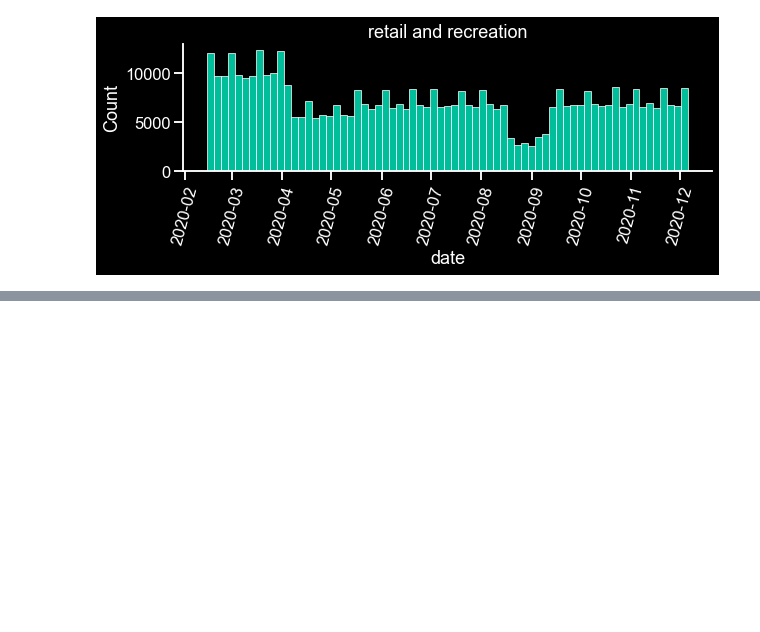
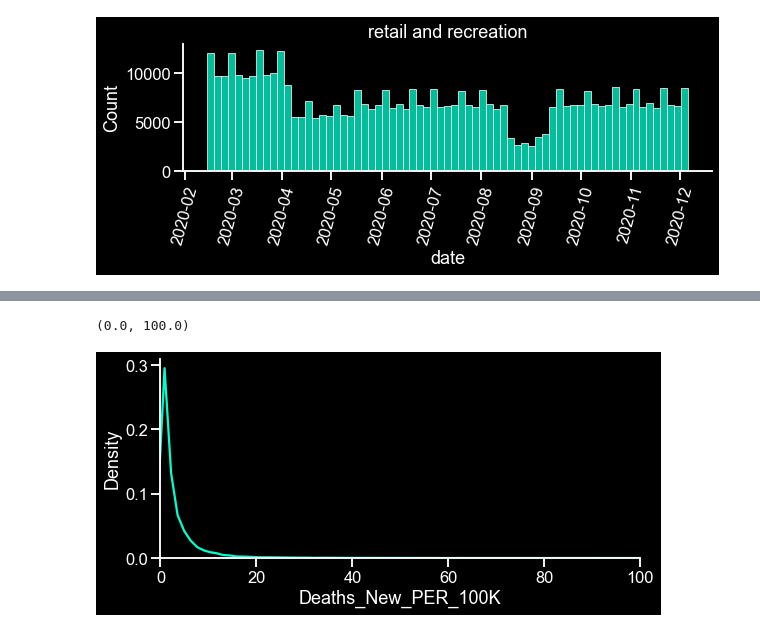
Before and after one commit to pballent/hia-covid, a Jupyter notebook: hia_covid_python_data_preprocess/Google_Mobility_Join_Counties_and_COVID.ipynb, the cells around one changed output, grey strips where cells are left out. Cells and saved outputs as stored; diff of their text form; code cells hidden in the pictures; blank space fills up the shorter version.

```diff
--- a/hia_covid_python_data_preprocess/Google_Mobility_Join_Counties_and_COVID.ipynb
+++ b/hia_covid_python_data_preprocess/Google_Mobility_Join_Counties_and_COVID.ipynb
@@ -556,0 +598,9 @@ plt.xticks(rotation=75)
+# %%
+plt.rcParams.update({"grid.linewidth":0.5, "grid.alpha":0.5})
+sns.set(style="ticks", context="talk")
+plt.style.use("dark_background")
+g = sns.displot(c.Deaths_New_PER_100K, height=4, aspect=2, color="#00ffcd", kind="kde")
+plt.xlim(0,100)
+# %% [output]
+(0.0, 100.0)
+[figure, added]
```
Also changed, not shown: parts of 24 cells of this notebook, 8 other files.
